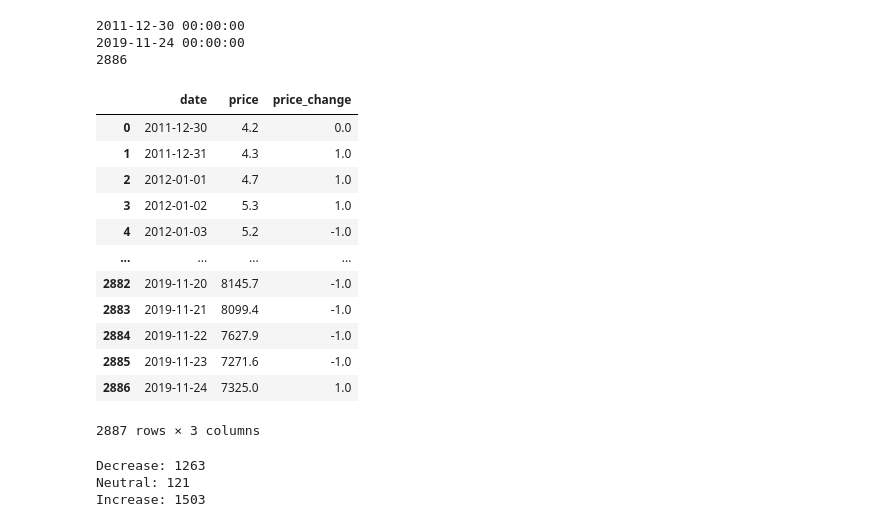
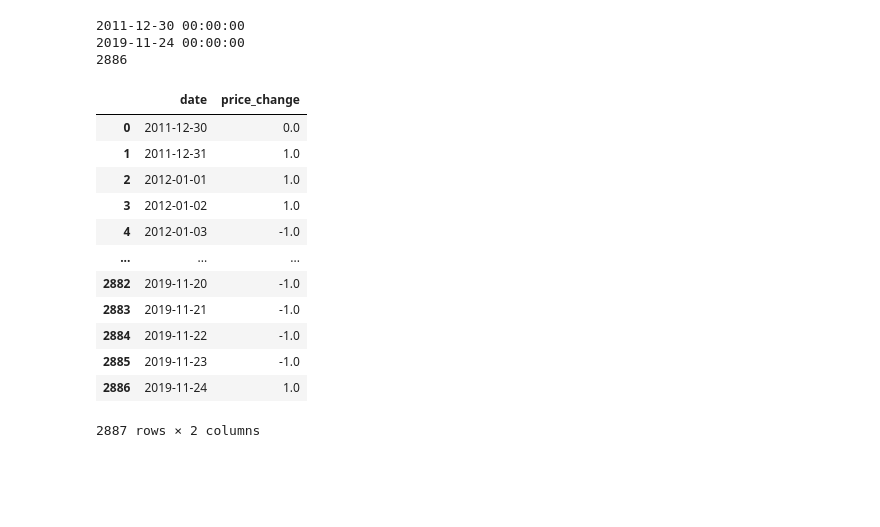
Before and after one commit to JCamposx/bitcoin-price-prediction, a Jupyter notebook: btc_price_preproc.ipynb, the cells around one changed output. Cells and saved outputs as stored; diff of their text form; code cells hidden in the pictures; blank space fills up the shorter version.

```diff
--- a/btc_price_preproc.ipynb
+++ b/btc_price_preproc.ipynb
@@ -3,5 +3,6 @@ import numpy as np
 import pandas as pd
 # %%
 data = pd.read_csv('./datasets/Bitcoin Historical Data(2010-2022).csv')
+data.rename(columns=str.lower, inplace=True)
 data
 # %% [output]
@@ -18,10 +19,6 @@ data
 | 4304 | 2022-04-30 | 38590.0 | 38776.0 | 37596.0 | 37650.0 | 248220336 |
 | 4305 | 2022-05-01 | 37642.0 | 38676.0 | 37397.0 | 38461.0 | 276992736 |
 4306 rows × 6 columns
-# %%
-from datetime import datetime
-
-data.columns = [d.lower() for d in data]
 # %%
 data.isna().sum()
 # %% [output]
@@ -126,38 +125,19 @@ def normalize_price():
     return price_history
 # %%
 data['price_change'] = normalize_price()
+data = data[['date', 'price_change']]
 data
 # %% [output]
-|  | date | price | price_change |
-| 0 | 2011-12-30 | 4.2 | 0.0 |
-| 1 | 2011-12-31 | 4.3 | 1.0 |
-| 2 | 2012-01-01 | 4.7 | 1.0 |
-| 3 | 2012-01-02 | 5.3 | 1.0 |
-| 4 | 2012-01-03 | 5.2 | -1.0 |
-| ... | ... | ... | ... |
-| 2882 | 2019-11-20 | 8145.7 | -1.0 |
-| 2883 | 2019-11-21 | 8099.4 | -1.0 |
-| 2884 | 2019-11-22 | 7627.9 | -1.0 |
-| 2885 | 2019-11-23 | 7271.6 | -1.0 |
-| 2886 | 2019-11-24 | 7325.0 | 1.0 |
+|  | date | price_change |
+| 0 | 2011-12-30 | 0.0 |
+| 1 | 2011-12-31 | 1.0 |
+| 2 | 2012-01-01 | 1.0 |
+| 3 | 2012-01-02 | 1.0 |
+| 4 | 2012-01-03 | -1.0 |
+| ... | ... | ... |
+| 2882 | 2019-11-20 | -1.0 |
+| 2883 | 2019-11-21 | -1.0 |
+| 2884 | 2019-11-22 | -1.0 |
+| 2885 | 2019-11-23 | -1.0 |
+| 2886 | 2019-11-24 | 1.0 |
-2887 rows × 3 columns
+2887 rows × 2 columns
-# %%
-a = 0
-b = 0
-c = 0
-
-for index, p in enumerate(data.price_change):
-    if (p == -1):
-        a += 1
-    elif (p == 0):
-        b += 1
-    else:
-        c += 1
-
-print("Decrease: {}".format(a))
-print("Neutral: {}".format(b))
-print("Increase: {}".format(c))
-# %% [output]
-Decrease: 1263
-Neutral: 121
-Increase: 1503
```
Also changed, not shown: parts of 3 cells of this notebook, 4 other files.
